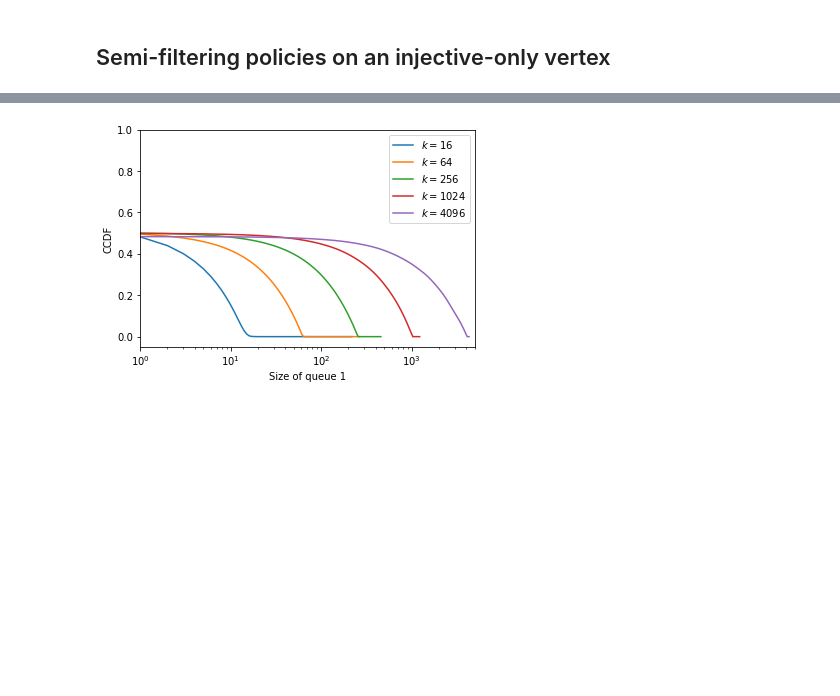
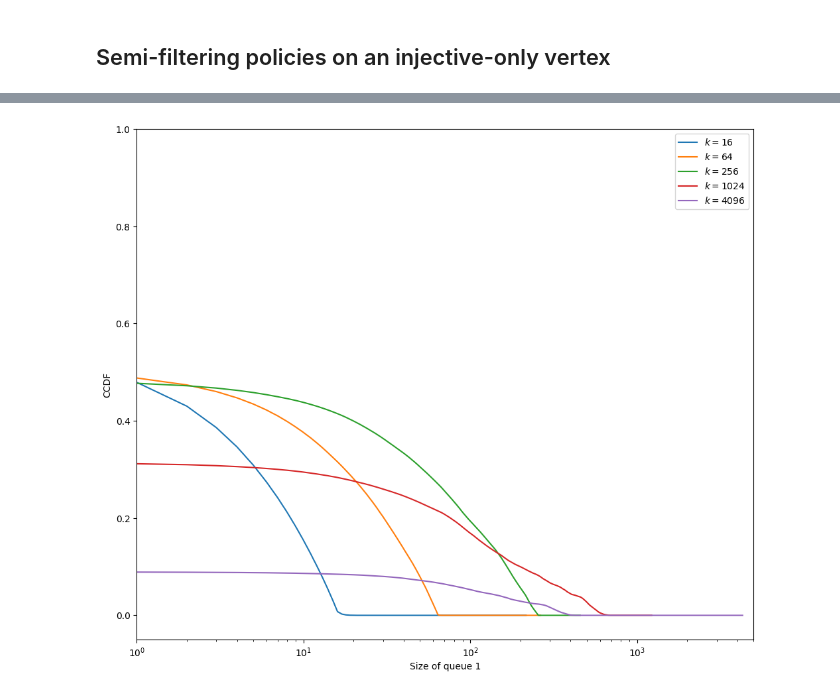
Before and after one commit to balouf/stochastic_matching, a Jupyter notebook: docs/tutorials/reproducibility.ipynb, the cells around one changed output, grey strips where cells are left out. Drawn from its saved outputs; the diff is of its cells as text; code cells hidden in the pictures; blank space fills up the shorter version.

```diff
--- a/docs/tutorials/reproducibility.ipynb
+++ b/docs/tutorials/reproducibility.ipynb
@@ -400,52 +459,17 @@ The default priority policy implemented in the package is conditioned on the max
 # %%
 from numba import njit
-from stochastic_matching.simulator.size_based import Selector, QueueSizeSimulator
 
 def process(k, T):
-    @njit
-    def fish_with_weights_and_threshold(choices, queue_size, weights,
-                                            threshold, counterweights, pivot):
-        if queue_size[pivot] >= threshold:
-            i = np.argmax(np.array([counterweights[e] for (e, j) in choices]))
-        else:
-            i = np.argmax(np.array([weights[e] for (e, j) in choices]))
-        return choices[i]
-
-
-    class FishSelector(Selector):
-        name = 'fish'
-        def __init__(self, model, weights, threshold, counterweights, pivot):
-            weights = np.array(weights)
-            self.weights = weights
-            self.threshold = threshold
-            counterweights = np.array(counterweights)
-            self.counterweights = counterweights
-            self.pivot = pivot
-            super(FishSelector, self).__init__(model)
-
-
-        def yield_jit(self):
-            weights = self.weights.copy()
-            counterweights = self.counterweights.copy()
-            threshold = self.threshold
-            pivot = self.pivot
-
-            def weighted_choice(choices, queue_size):
-                return fish_with_weights_and_threshold(choices, queue_size,
-                                                           weights, threshold, counterweights, pivot)
-            return njit(weighted_choice)
-
-
     fish = sm.KayakPaddle(3, 0, 4, names=[str(i) for i in range(1, 7)],
                       rates=[4, 4, 3, 2, 3, 2])
     selector_kwargs = {'weights': [0, 3, 3, 2, 0, 0, 2], 'threshold':k,
                        'counterweights': [0, 1, 1, 2, 0, 0, 2], 'pivot': 3}
-    fish.run('generic_queue_size', selector='fish', selector_kwargs=selector_kwargs, number_events=T, seed=42)
+    fish.run(Fish, n_steps=T, seed=42, **selector_kwargs)
     flow = fish.simulation
     p = flow[3]
     selector_kwargs = {'weights': [0, 3, 3, 0, 2, 2, 0], 'threshold':k,
                        'counterweights': [0, 1, 1, 0, 2, 2, 0], 'pivot': 5}
-    fish.run('generic_queue_size', selector='fish', selector_kwargs=selector_kwargs, number_events=T, seed=42)
+    fish.run(Fish, n_steps=T, seed=42, **selector_kwargs)
     flow = fish.simulation
     m = flow[3]
     return m, p
@@ -508,23 +534,25 @@ codomino.show_vertex(0, disp_rates=False)
 def process(k, T):
     codomino = sm.Codomino(rates=[2, 4, 2, 2, 4, 2])
     codomino.base_flow = np.array([1.0, 1.0, 1.0, 2.0, 0.0, 1.0, 1.0, 1.0])
-    codomino.run('filtering', forbidden_edges=codomino.vertices[0]['null_edges'], threshold=k, number_events=T, max_queue=(k+200))
+    codomino.run('longest', forbidden_edges=codomino.vertices[1]['null_edges'], threshold=k, n_steps=T, max_queue=(k+200))
     return {'k': k,
             'ccdf': codomino.simulator.compute_ccdf()[0, :],
-            'leak': np.sum(codomino.simulation[codomino.vertices[0]['null_edges']])}
+            'leak': np.sum(codomino.simulation[codomino.vertices[1]['null_edges']])}
 # %%
 k_vect = 16*4**np.arange(6)
 results = cached_computation('codomino', parallel_compute(process, k_vect))
 # %%
+fig=plt.figure(figsize=[12, 10])
 for r in results[:-1]:
     plt.semilogx(r['ccdf'], label=f"$k={r['k']}$")
 plt.legend(loc=1)
 plt.ylim([None, 1])
 plt.xlim([1, 5000])
 plt.xlabel("Size of queue 1")
 plt.ylabel("CCDF")
+tikzplotlib_fix_ncols(fig)
 tikzplotlib.save(f"codomino_semilog_{digits}.tex", axis_width="4.5cm", axis_height="4cm")
 plt.show()
 # %% [output]
-[figure, old version]
+[figure, new version]
 # %%
```
Also changed, not shown: parts of 23 cells of this notebook, 16 other files.
